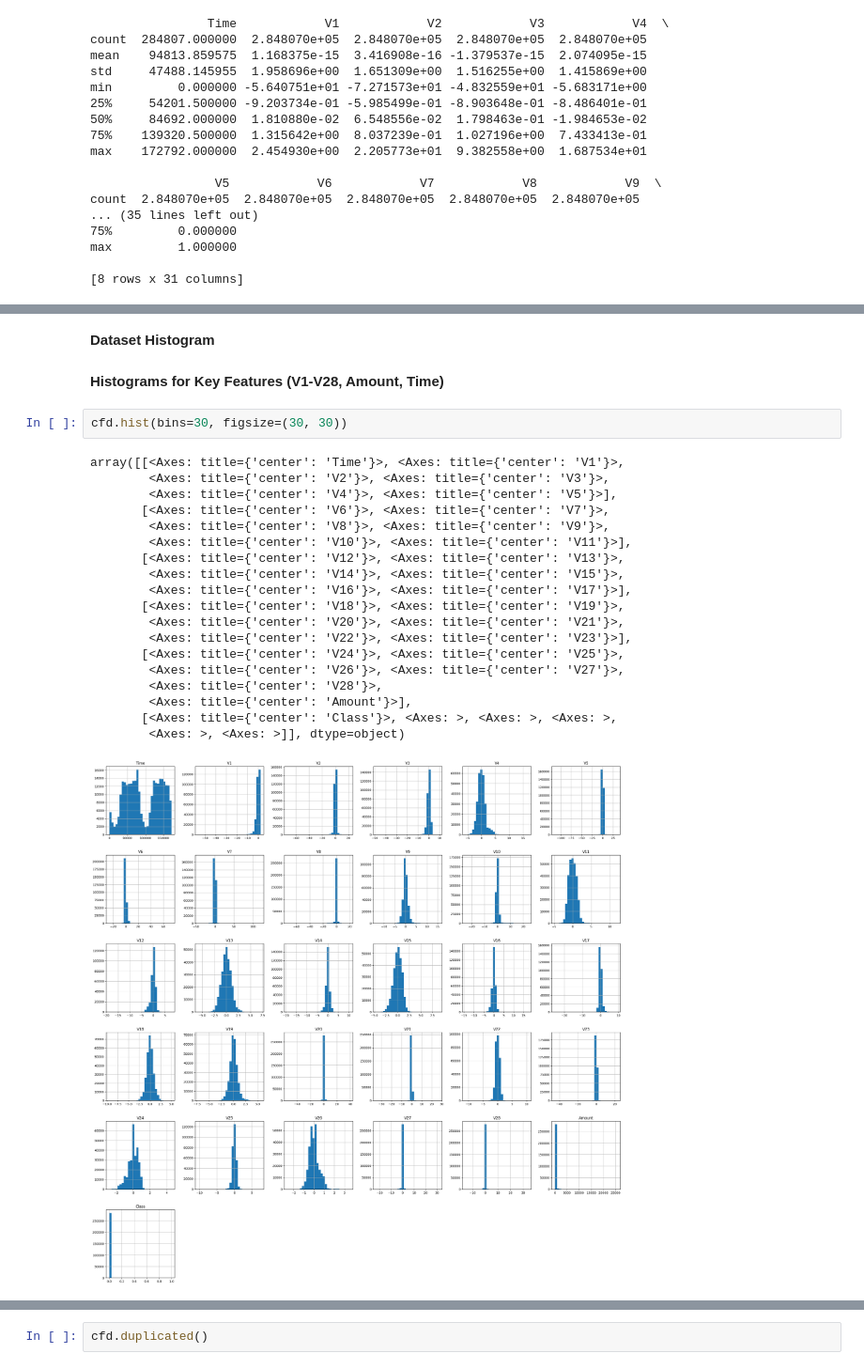
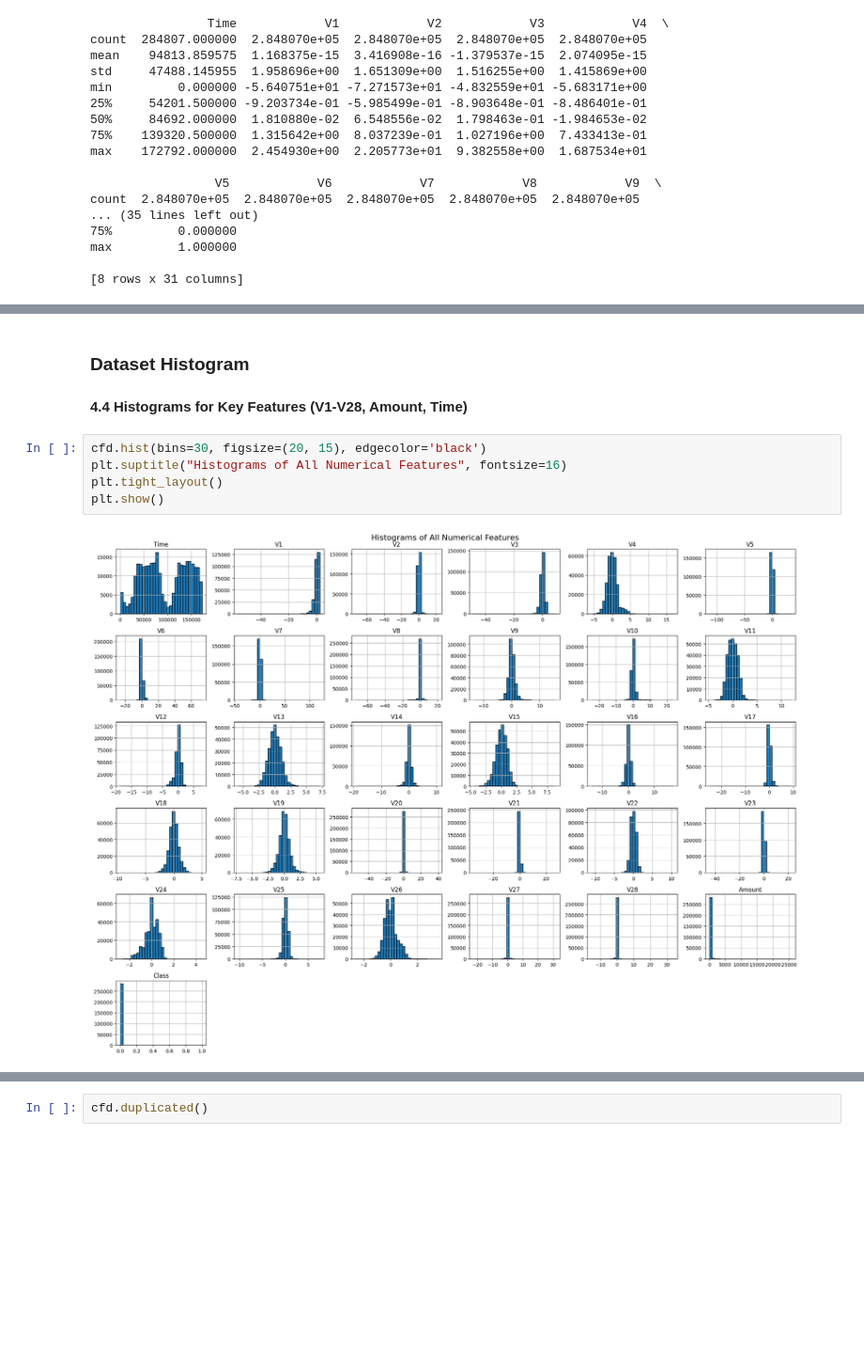
Before and after one commit to moridin04/CCADMACL-Research, a Jupyter notebook: Fraud_Detection_Program.ipynb, the cells around one changed output, grey strips where cells are left out. Shown at 94% size. Saved outputs shown, nothing was run; the diff lists cells and outputs as text; blank space fills up the shorter version.

```diff
--- a/Fraud_Detection_Program.ipynb
+++ b/Fraud_Detection_Program.ipynb
@@ -153,27 +154,12 @@ plt.show()
 # %% [markdown]
-**Dataset Histogram**
+### **Dataset Histogram**
 # %% [markdown]
-**Histograms for Key Features (V1-V28, Amount, Time)**
+**4.4 Histograms for Key Features (V1-V28, Amount, Time)**
-# %%
-cfd.hist(bins=30, figsize=(30, 30))
-# %% [output]
-array([[<Axes: title={'center': 'Time'}>, <Axes: title={'center': 'V1'}>,
-        <Axes: title={'center': 'V2'}>, <Axes: title={'center': 'V3'}>,
-        <Axes: title={'center': 'V4'}>, <Axes: title={'center': 'V5'}>],
-       [<Axes: title={'center': 'V6'}>, <Axes: title={'center': 'V7'}>,
-        <Axes: title={'center': 'V8'}>, <Axes: title={'center': 'V9'}>,
-        <Axes: title={'center': 'V10'}>, <Axes: title={'center': 'V11'}>],
-       [<Axes: title={'center': 'V12'}>, <Axes: title={'center': 'V13'}>,
-        <Axes: title={'center': 'V14'}>, <Axes: title={'center': 'V15'}>,
-        <Axes: title={'center': 'V16'}>, <Axes: title={'center': 'V17'}>],
-       [<Axes: title={'center': 'V18'}>, <Axes: title={'center': 'V19'}>,
-        <Axes: title={'center': 'V20'}>, <Axes: title={'center': 'V21'}>,
-        <Axes: title={'center': 'V22'}>, <Axes: title={'center': 'V23'}>],
-       [<Axes: title={'center': 'V24'}>, <Axes: title={'center': 'V25'}>,
-        <Axes: title={'center': 'V26'}>, <Axes: title={'center': 'V27'}>,
-        <Axes: title={'center': 'V28'}>,
-        <Axes: title={'center': 'Amount'}>],
-       [<Axes: title={'center': 'Class'}>, <Axes: >, <Axes: >, <Axes: >,
-        <Axes: >, <Axes: >]], dtype=object)
-[figure, removed]
+# %%
+cfd.hist(bins=30, figsize=(20, 15), edgecolor='black')
+plt.suptitle("Histograms of All Numerical Features", fontsize=16)
+plt.tight_layout()
+plt.show()
+# %% [output]
+[figure, added]
 # %% [markdown]
```
Also changed, not shown: parts of 61 cells of this notebook.
